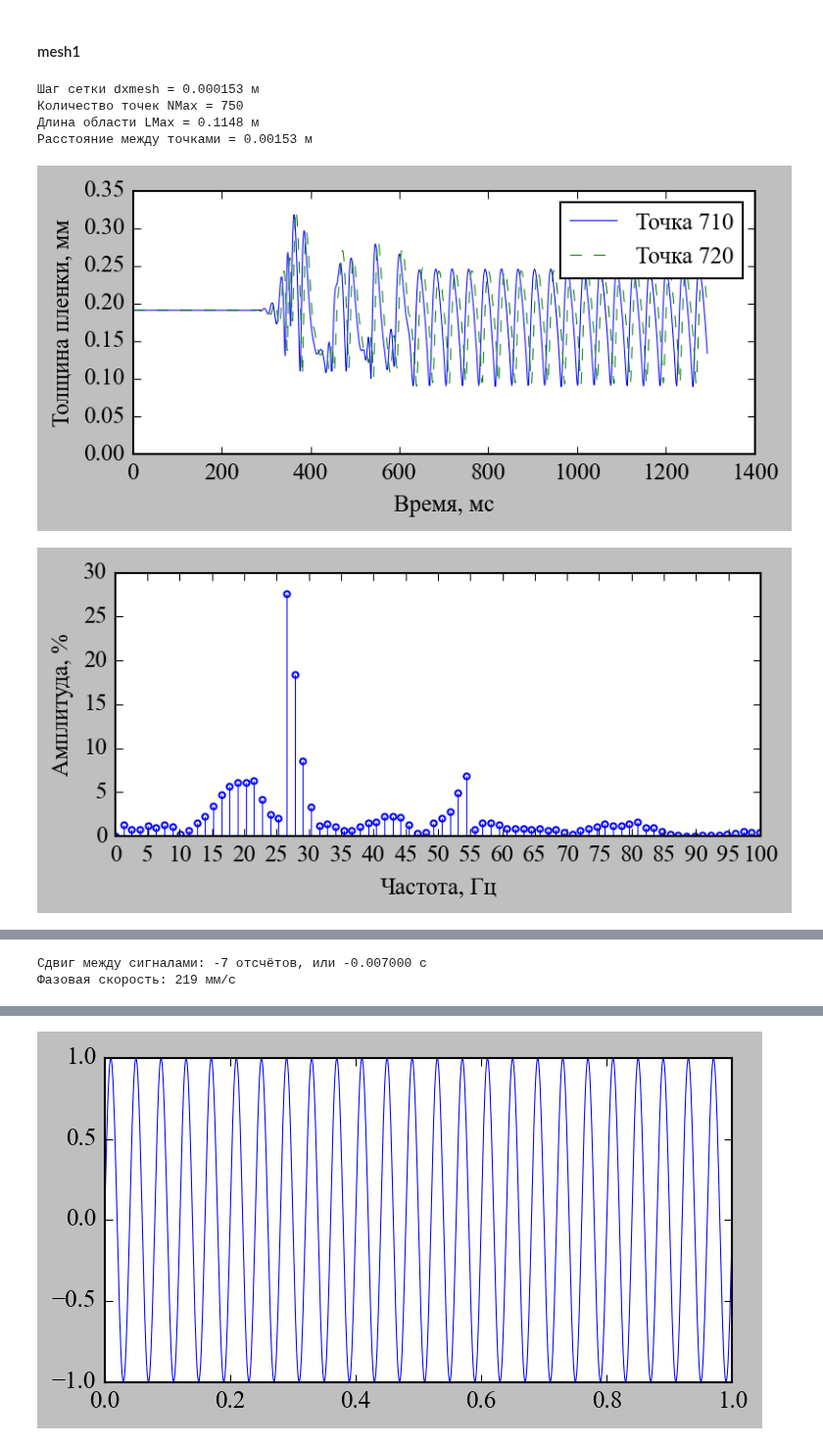
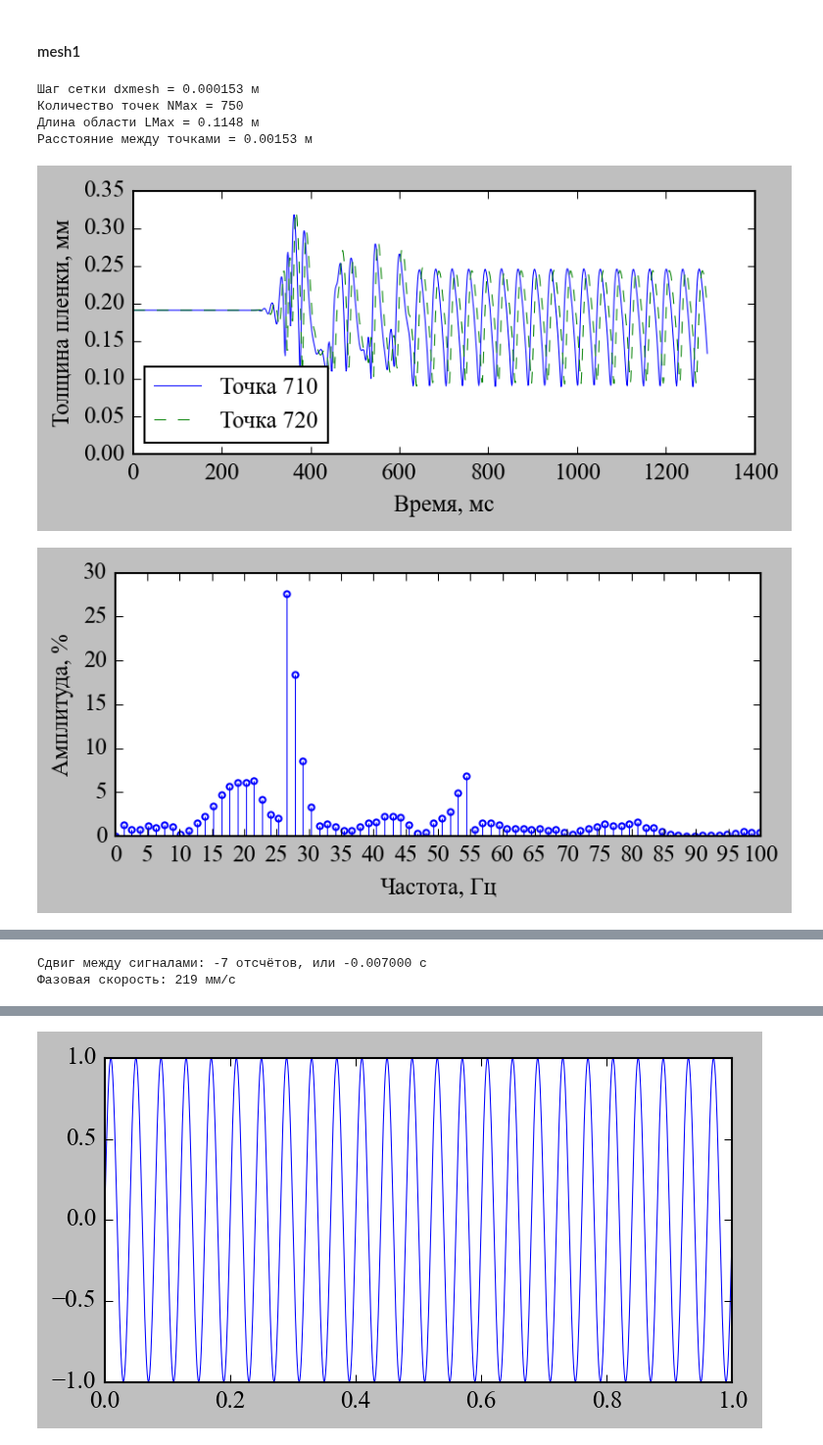
Before and after one commit to UlyanaGru/Fourier, a Jupyter notebook: v2_.ipynb, the cells around one changed output, grey strips where cells are left out. Shown at 98% size. Cells and saved outputs as stored; diff of their text form; code cells hidden in the pictures.

```diff
--- a/v2_.ipynb
+++ b/v2_.ipynb
@@ -609,7 +609,7 @@ ax.set_xlim(0.0)
 ax.set_ylim(0.0)
 ax.set_xlabel('Время, мс')
 ax.set_ylabel('Толщина пленки, мм')
-ax.legend()
+ax.legend(loc='lower left')
 plt.tight_layout()
 plt.savefig(f'.//figout_v2//timesignal_{mesh}')
 plt.show()
@@ -668,34 +668,34 @@ ax.set_title(f"Основная длина волны: {lambdadominant*1.0e3:.3g
 plt.tight_layout()
 plt.savefig(f'.//figout_v2//xsignal_{mesh}')
 plt.show()
 
 # Корреляционный анализ
 y2 = delta2[tval>=tshift]
 corr = correlate(y1, y2, mode='full')
 lags = np.arange(-len(y1)+1, len(y2))
 lag_max = lags[np.argmax(corr)]
 time_shift = lag_max / fs
 uw = abs(xp2-xp1)*1.0e3/abs(time_shift)
 
 print(f"Сдвиг между сигналами: {lag_max} отсчётов, или {time_shift:.6f} с")
 print(f"Фазовая скорость: {uw:.3g} мм/с")
 
 fig, ax = plt.subplots()
 ax.plot(lags/fs, corr)
 ax.axvline(time_shift, color='r', linestyle='--', label=f"Сдвиг = {time_shift:.6f} с")
 ax.set_xlabel("Лаг, сек")
 ax.set_ylabel("Корреляция")
 ax.legend()
 ax.set_title("Взаимная корреляция сигналов")
 plt.tight_layout()
 plt.savefig(f'.//figout_v2//corr_{mesh}')
 plt.show()
 # %% [output]
 Шаг сетки dxmesh = 0.000153 м
 Количество точек NMax = 750
 Длина области LMax = 0.1148 м
 Расстояние между точками = 0.00153 м
-[figure, old version]
+[figure, new version]
 [figure]
 [figure]
 Сдвиг между сигналами: -7 отсчётов, или -0.007000 с
```
Also changed, not shown: parts of 12 cells of this notebook, 25 other files.
